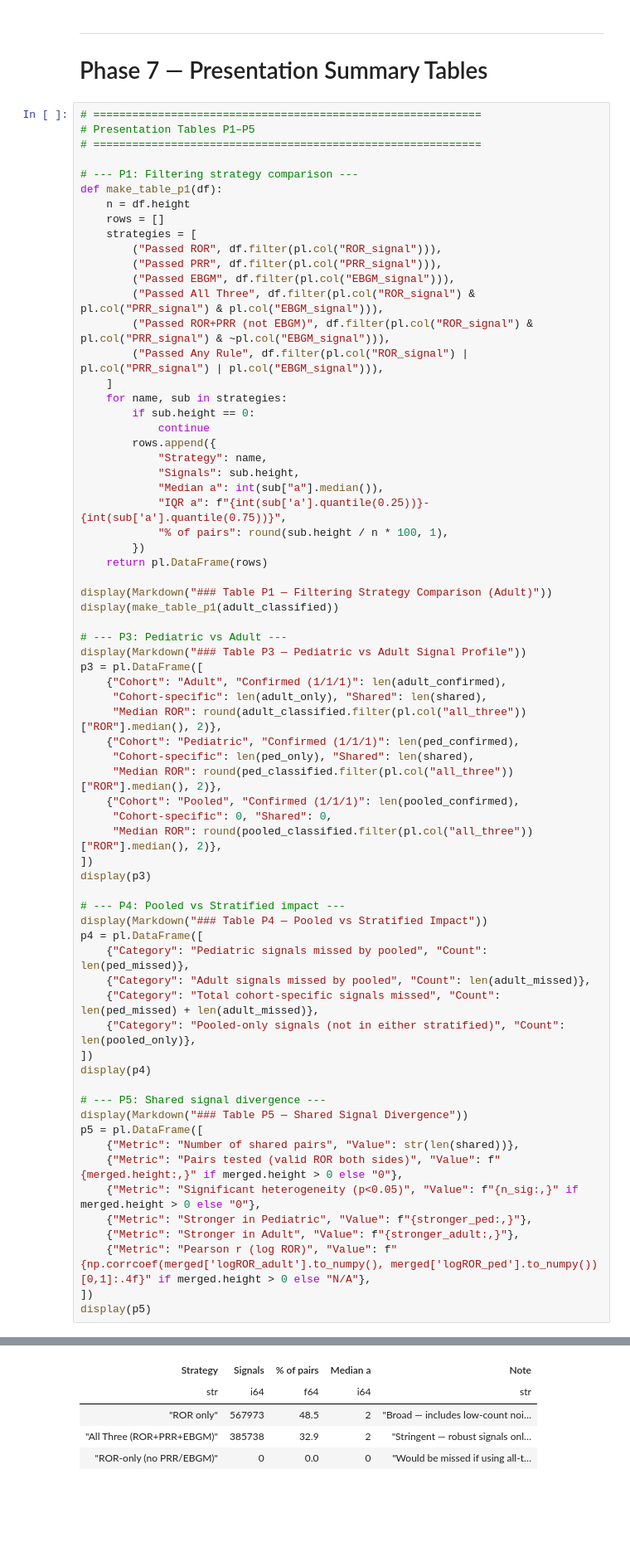
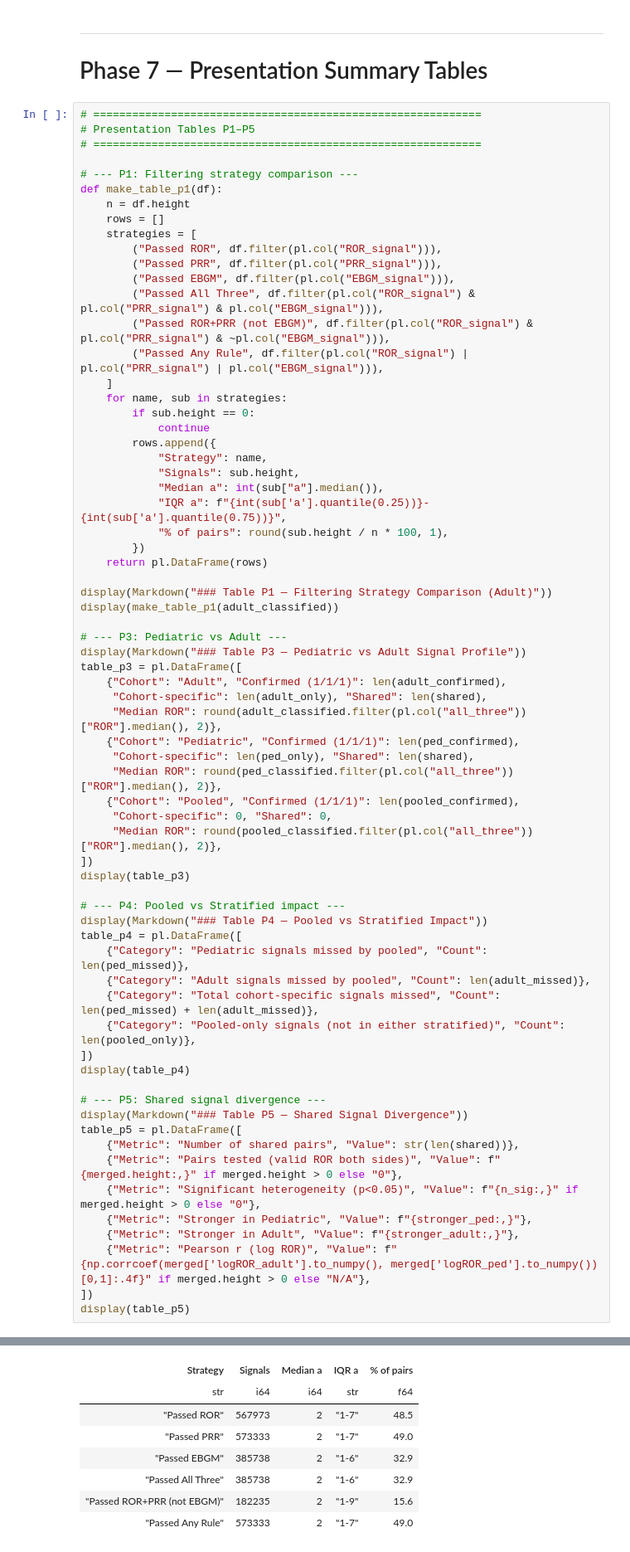
Before and after one commit to thanyathonk/fears_dataset, a Jupyter notebook: notebook/signal_filtering_and_stratification.ipynb, the cells around one changed output, grey strips where cells are left out. Shown at 83% size. Cells and saved outputs as stored; diff of their text form; blank space fills up the shorter version.

```diff
--- a/notebook/signal_filtering_and_stratification.ipynb
+++ b/notebook/signal_filtering_and_stratification.ipynb
@@ -844,7 +854,7 @@ display(make_table_p1(adult_classified))
 
 # --- P3: Pediatric vs Adult ---
 display(Markdown("### Table P3 — Pediatric vs Adult Signal Profile"))
-p3 = pl.DataFrame([
+table_p3 = pl.DataFrame([
     {"Cohort": "Adult", "Confirmed (1/1/1)": len(adult_confirmed),
      "Cohort-specific": len(adult_only), "Shared": len(shared),
      "Median ROR": round(adult_classified.filter(pl.col("all_three"))["ROR"].median(), 2)},
@@ -855,21 +865,21 @@ p3 = pl.DataFrame([
      "Cohort-specific": 0, "Shared": 0,
      "Median ROR": round(pooled_classified.filter(pl.col("all_three"))["ROR"].median(), 2)},
 ])
-display(p3)
+display(table_p3)
 
 # --- P4: Pooled vs Stratified impact ---
 display(Markdown("### Table P4 — Pooled vs Stratified Impact"))
-p4 = pl.DataFrame([
+table_p4 = pl.DataFrame([
     {"Category": "Pediatric signals missed by pooled", "Count": len(ped_missed)},
     {"Category": "Adult signals missed by pooled", "Count": len(adult_missed)},
     {"Category": "Total cohort-specific signals missed", "Count": len(ped_missed) + len(adult_missed)},
     {"Category": "Pooled-only signals (not in either stratified)", "Count": len(pooled_only)},
 ])
-display(p4)
+display(table_p4)
 
 # --- P5: Shared signal divergence ---
 display(Markdown("### Table P5 — Shared Signal Divergence"))
-p5 = pl.DataFrame([
+table_p5 = pl.DataFrame([
     {"Metric": "Number of shared pairs", "Value": str(len(shared))},
     {"Metric": "Pairs tested (valid ROR both sides)", "Value": f"{merged.height:,}" if merged.height > 0 else "0"},
     {"Metric": "Significant heterogeneity (p<0.05)", "Value": f"{n_sig:,}" if merged.height > 0 else "0"},
@@ -877,5 +887,5 @@ p5 = pl.DataFrame([
     {"Metric": "Stronger in Adult", "Value": f"{stronger_adult:,}"},
     {"Metric": "Pearson r (log ROR)", "Value": f"{np.corrcoef(merged['logROR_adult'].to_numpy(), merged['logROR_ped'].to_numpy())[0,1]:.4f}" if merged.height > 0 else "N/A"},
 ])
-display(p5)
+display(table_p5)
 # %% [output]
@@ -884,5 +894,8 @@ shape: (3, 5)
-| Strategy | Signals | % of pairs | Median a | Note |
-| str | i64 | f64 | i64 | str |
-| "ROR only" | 567973 | 48.5 | 2 | "Broad — includes low-count noi… |
-| "All Three (ROR+PRR+EBGM)" | 385738 | 32.9 | 2 | "Stringent — robust signals onl… |
-| "ROR-only (no PRR/EBGM)" | 0 | 0.0 | 0 | "Would be missed if using all-t… |
+| Strategy | Signals | Median a | IQR a | % of pairs |
+| str | i64 | i64 | str | f64 |
+| "Passed ROR" | 567973 | 2 | "1-7" | 48.5 |
+| "Passed PRR" | 573333 | 2 | "1-7" | 49.0 |
+| "Passed EBGM" | 385738 | 2 | "1-6" | 32.9 |
+| "Passed All Three" | 385738 | 2 | "1-6" | 32.9 |
+| "Passed ROR+PRR (not EBGM)" | 182235 | 2 | "1-9" | 15.6 |
+| "Passed Any Rule" | 573333 | 2 | "1-7" | 49.0 |
```
Also changed, not shown: parts of 19 cells of this notebook.
